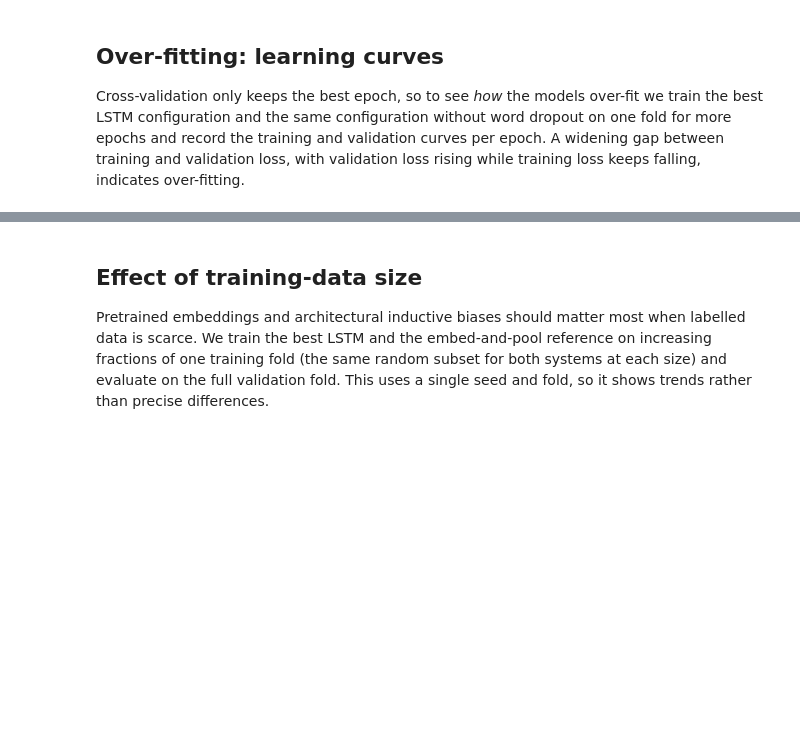
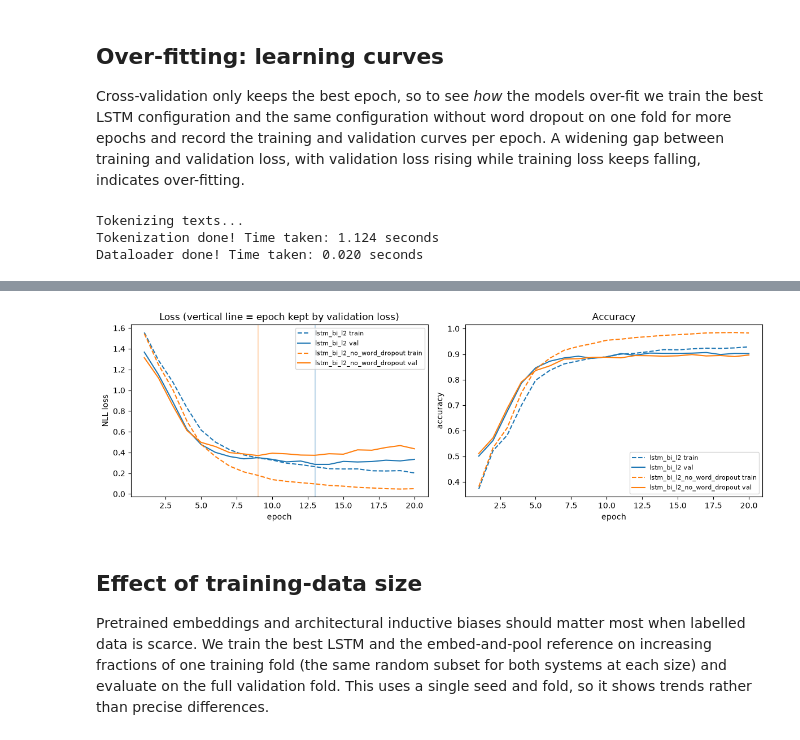
Before and after one commit to greg-delatolas/nlp-assignment-1, a Jupyter notebook: part2/project.ipynb, the cells around one changed output, grey strips where cells are left out. Cells and saved outputs as stored; diff of their text form; code cells hidden in the pictures; blank space fills up the shorter version.

Commit message:
changes at project implmentation of q6

```diff
--- a/part2/project.ipynb
+++ b/part2/project.ipynb
@@ -1110,7 +1359,7 @@ OPTUNA_TRIALS = 60               # total trials in the study (the search resumes
 OPTUNA_TIMEOUT_SECONDS = 3600    # safety cap for one call of study.optimize
 OPTUNA_MAX_EPOCHS = 10
 OPTUNA_PATIENCE = 3
-OPTUNA_STUDY_NAME = "embed-pool-twitter-3fold"
+OPTUNA_STUDY_NAME = f"embed-pool-twitter-3fold-class-weighted-{DATA_VERSION}"
 OPTUNA_STORAGE = "sqlite:///results/optuna.db"
 twitter_embedding_dimensions = [50, 100, 200]
 
@@ -1390,6 +1658,7 @@ confirm_results, confirm_rows = load_or_compute(
                     for name, c in confirm_systems.items()},
         "seeds": CONFIRM_SEEDS,
         "folds": embed_pool_num_folds,
+        "class_weighted_loss": True,
     },
 )
 confirm_df = pd.DataFrame(confirm_rows)
@@ -1499,9 +1768,9 @@ if not hasattr(part2.clslib, "LSTMEncoder2"):
 LSTM_SEEDS = [0, 1, 2]       # split + initialisation seeds; seed 0 reproduces the embed-and-pool split
 LSTM_NUM_FOLDS = embed_pool_num_folds
 LSTM_DEVICE = "cpu"          # faster than MPS for packed LSTMs of this size
-lstm_results_folder = Path("results/lstm-project2")
+lstm_results_folder = Path("results/lstm-project2-class-weighted")
 lstm_results_folder.mkdir(parents=True, exist_ok=True)
-lstm_scores_path = lstm_results_folder / "scores.csv"
+lstm_scores_path = lstm_results_folder / f"scores-{DATA_VERSION}.csv"
 
 lstm_embedding_model = corpus_embedding_models["glove_twitter"]
 lstm_tokenizer = part2.clslib.BasicTokenizer(
@@ -1516,7 +1785,7 @@ lstm_splits = {
 }
 
 lstm_regressor_kwargs = {"hidden_size1": 64, "hidden_size2": 64, "dropout": 0.2}
-lstm_optimizer_kwargs = {"learning_rate": 1e-3, "weight_decay": 1e-4, "batch_size": 128, "num_epochs": 10}
+lstm_optimizer_kwargs = {"learning_rate": 1e-3, "weight_decay": 1e-4, "batch_size": 128, "num_epochs": 20}
 
 
 def lstm_config(bidirectional, num_layers, freeze_embeddings=False, word_dropout=0.1):
@@ -1547,13 +1816,17 @@ lstm_systems = OrderedDict({
 print(f"Systems: {list(lstm_systems)}")
 print(f"Measurements per system: {len(LSTM_SEEDS) * LSTM_NUM_FOLDS}")
 # %%
-# Scores are appended to results/lstm-project2/scores.csv after every (system, seed),
+# Scores are appended to the DATA_VERSION-specific score CSV after every (system, seed),
 # so an interrupted run can be resumed by re-running this cell: finished runs are skipped.
 if lstm_scores_path.exists():
     lstm_scores_df = pd.read_csv(lstm_scores_path)
 else:
-    lstm_scores_df = pd.DataFrame(columns=["system", "seed", "fold", "accuracy", "macro_f1", "model_path"])
-finished_runs = set(zip(lstm_scores_df["system"], lstm_scores_df["seed"]))
+    lstm_scores_df = pd.DataFrame(columns=["system", "seed", "fold", "num_epochs", "accuracy", "macro_f1", "model_path"])
+if "num_epochs" not in lstm_scores_df.columns:
+    lstm_scores_df["num_epochs"] = pd.NA
+target_epochs = lstm_optimizer_kwargs["num_epochs"]
+current_epoch_rows = lstm_scores_df[lstm_scores_df["num_epochs"].eq(target_epochs)]
+finished_runs = set(zip(current_epoch_rows["system"], current_epoch_rows["seed"]))
 
 for system_name, config in lstm_systems.items():
     for seed in LSTM_SEEDS:
@@ -1580,7 +1853,7 @@ for system_name, config in lstm_systems.items():
         for fold, predictions in result["predictions"].items():
             gold = [label for _, label in lstm_splits[seed][fold]["validation"]]
             rows.append({
-                "system": system_name, "seed": seed, "fold": fold,
+                "system": system_name, "seed": seed, "fold": fold, "num_epochs": target_epochs,
                 "accuracy": result["accuracies"][fold],
                 "macro_f1": f1_score(gold, predictions, average="macro", zero_division=0),
                 "model_path": str(result["models"][fold]),
@@ -1590,7 +1863,9 @@ for system_name, config in lstm_systems.items():
 
 save_table(lstm_scores_df, "lstm_scores", index=False)
 lstm_scores_df = lstm_scores_df[
-    lstm_scores_df["system"].isin(lstm_systems) & lstm_scores_df["seed"].isin(LSTM_SEEDS)
+    lstm_scores_df["system"].isin(lstm_systems)
+    & lstm_scores_df["seed"].isin(LSTM_SEEDS)
+    & lstm_scores_df["num_epochs"].eq(target_epochs)
 ].reset_index(drop=True)
 # %% [markdown]
 ## LSTM results
@@ -1693,7 +1983,8 @@ learning_curves = load_or_compute(
     "lstm_learning_curves",
     run_learning_curves,
     key={"configs": curve_configs, "regressor": lstm_regressor_kwargs,
-         "optimizer": lstm_optimizer_kwargs, "epochs": CURVE_EPOCHS, "seed": LSTM_SEEDS[0]},
+         "optimizer": lstm_optimizer_kwargs, "epochs": CURVE_EPOCHS, "seed": LSTM_SEEDS[0],
+         "class_weighted_loss": True},
 )
 
 curve_rows = [
@@ -1724,3 +2015,7 @@ for axis in axes:
     axis.legend(fontsize=8)
 plt.tight_layout()
 plt.show()
+# %% [output]
+Tokenizing texts...
+Tokenization done! Time taken: 1.124 seconds
+Dataloader done! Time taken: 0.020 seconds
@@ -1727,3 +2056,4 @@ plt.show()
+[figure, added]
 # %% [markdown]
 ## Effect of training-data size
 
```
Also changed, not shown: parts of 20 cells of this notebook, 3 other files.
